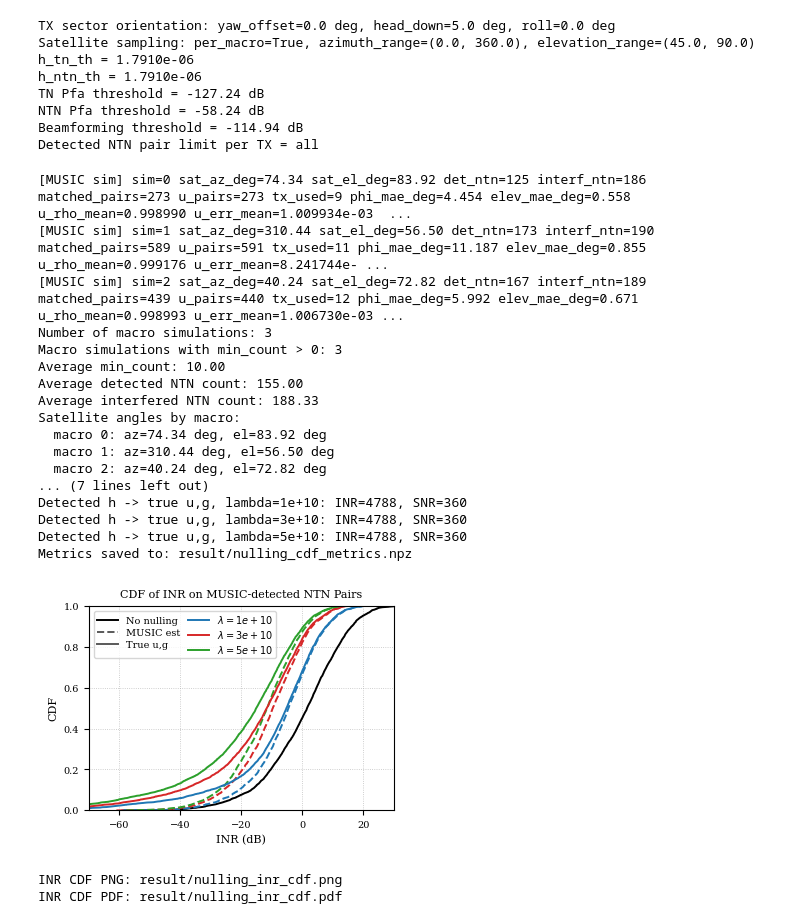
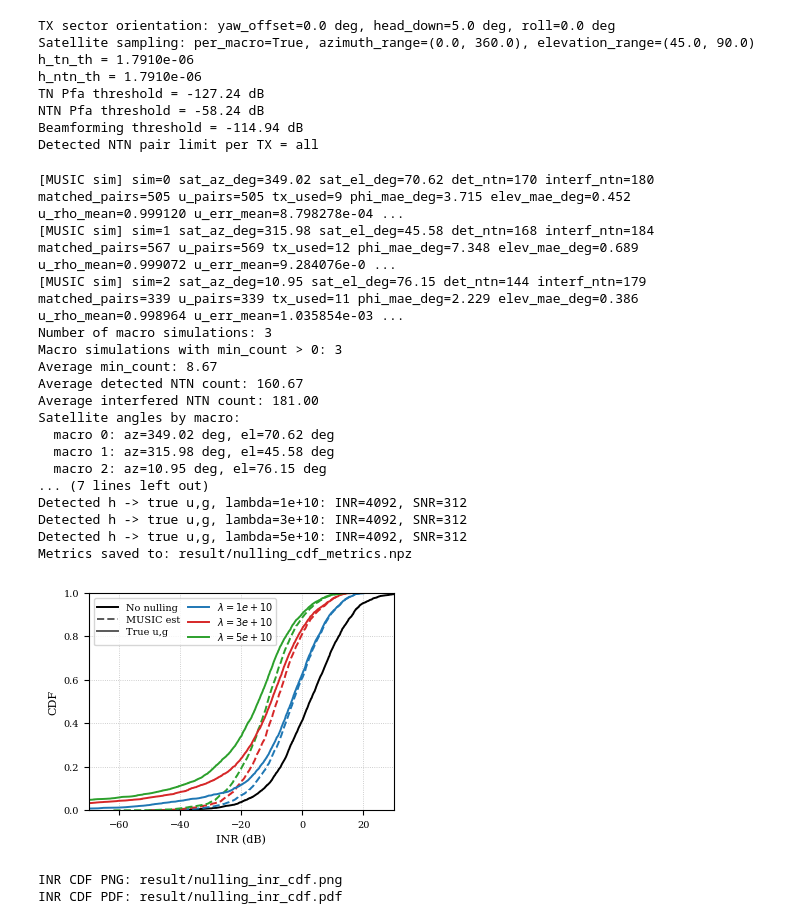
Before and after one commit to Shizhen-Jia/NTN-NULLING-NONCOH, a Jupyter notebook: Nulling_CDF.ipynb, the cells around one changed output. Saved outputs shown, nothing was run; the diff lists cells and outputs as text; code cells hidden in the pictures.

```diff
--- a/Nulling_CDF.ipynb
+++ b/Nulling_CDF.ipynb
@@ -101,8 +101,16 @@ threshold_tn_pfa_db = 10 * np.log10(np.abs(h_tn_pfa_th) ** 2)
 sionna_phi_is_global = True
 theta_display_mode = "elevation"
 
+# MUSIC detection tuning notes:
+# - Lower threshold detects more users but may increase false alarms.
+# - Higher threshold is stricter but may increase missed detections.
+# - If music_num_sources is set to an integer, it overrides automatic K estimation.
+# - source_estimation='mdl' is usually more conservative.
+# - source_estimation='energy' is usually more aggressive.
+# - music_energy_ratio is only used when source_estimation='energy'.
+# - A larger music_energy_ratio usually yields a larger estimated K and looser detection.
 music_num_sources = None
-music_threshold = 3.0
+music_threshold = 5.0
 music_covariance_mode = "sample"
 music_num_snapshots = 200
 music_noise_var = N0_bs / Tx_power
@@ -295,22 +303,22 @@ for lambda_ in lambda_ranges_music_real:
     )
 print(f"Metrics saved to: {metrics_path}")
 # %% [output]
-[MUSIC sim] sim=0 sat_az_deg=74.34 sat_el_deg=83.92 det_ntn=125 interf_ntn=186 matched_pairs=273 u_pairs=273 tx_used=9 phi_mae_deg=4.454 elev_mae_deg=0.558 u_rho_mean=0.998990 u_err_mean=1.009934e-03  ...
-[MUSIC sim] sim=1 sat_az_deg=310.44 sat_el_deg=56.50 det_ntn=173 interf_ntn=190 matched_pairs=589 u_pairs=591 tx_used=11 phi_mae_deg=11.187 elev_mae_deg=0.855 u_rho_mean=0.999176 u_err_mean=8.241744e- ...
-[MUSIC sim] sim=2 sat_az_deg=40.24 sat_el_deg=72.82 det_ntn=167 interf_ntn=189 matched_pairs=439 u_pairs=440 tx_used=12 phi_mae_deg=5.992 elev_mae_deg=0.671 u_rho_mean=0.998993 u_err_mean=1.006730e-03 ...
+[MUSIC sim] sim=0 sat_az_deg=349.02 sat_el_deg=70.62 det_ntn=170 interf_ntn=180 matched_pairs=505 u_pairs=505 tx_used=9 phi_mae_deg=3.715 elev_mae_deg=0.452 u_rho_mean=0.999120 u_err_mean=8.798278e-04 ...
+[MUSIC sim] sim=1 sat_az_deg=315.98 sat_el_deg=45.58 det_ntn=168 interf_ntn=184 matched_pairs=567 u_pairs=569 tx_used=12 phi_mae_deg=7.348 elev_mae_deg=0.689 u_rho_mean=0.999072 u_err_mean=9.284076e-0 ...
+[MUSIC sim] sim=2 sat_az_deg=10.95 sat_el_deg=76.15 det_ntn=144 interf_ntn=179 matched_pairs=339 u_pairs=339 tx_used=11 phi_mae_deg=2.229 elev_mae_deg=0.386 u_rho_mean=0.998964 u_err_mean=1.035854e-03 ...
 Number of macro simulations: 3
 Macro simulations with min_count > 0: 3
-Average min_count: 10.00
-Average detected NTN count: 155.00
-Average interfered NTN count: 188.33
+Average min_count: 8.67
+Average detected NTN count: 160.67
+Average interfered NTN count: 181.00
 Satellite angles by macro:
-  macro 0: az=74.34 deg, el=83.92 deg
-  macro 1: az=310.44 deg, el=56.50 deg
-  macro 2: az=40.24 deg, el=72.82 deg
+  macro 0: az=349.02 deg, el=70.62 deg
+  macro 1: az=315.98 deg, el=45.58 deg
+  macro 2: az=10.95 deg, el=76.15 deg
 ... (7 lines left out)
-Detected h -> true u,g, lambda=1e+10: INR=4788, SNR=360
-Detected h -> true u,g, lambda=3e+10: INR=4788, SNR=360
-Detected h -> true u,g, lambda=5e+10: INR=4788, SNR=360
+Detected h -> true u,g, lambda=1e+10: INR=4092, SNR=312
+Detected h -> true u,g, lambda=3e+10: INR=4092, SNR=312
+Detected h -> true u,g, lambda=5e+10: INR=4092, SNR=312
 Metrics saved to: result/nulling_cdf_metrics.npz
 # %%
 plt.rcParams.update(
@@ -423,35 +431,35 @@ legend_labels.extend([handle.get_label() for handle in style_handles])
 legend_handles.extend(lambda_handles)
 legend_labels.extend([handle.get_label() for handle in lambda_handles])
 
 ax.set_xlabel("INR (dB)")
 ax.set_ylabel("CDF")
-ax.set_title("CDF of INR on MUSIC-detected NTN Pairs")
+# ax.set_title("CDF of INR on MUSIC-detected NTN Pairs")
 ax.set_ylim(0.0, 1.0)
 ax.set_xlim(-70, 30)
 ax.grid(True, linestyle=":", linewidth=0.6, alpha=0.8)
 ax.legend(
     legend_handles,
     legend_labels,
     loc="upper left",
     ncol=2,
     frameon=True,
     handlelength=2.2,
     borderpad=0.3,
     labelspacing=0.3,
     columnspacing=0.8,
 )
 fig.tight_layout(pad=0.2)
 
 inr_png_path = result_dir / "nulling_inr_cdf.png"
 inr_pdf_path = result_dir / "nulling_inr_cdf.pdf"
 fig.savefig(inr_png_path, dpi=400, bbox_inches="tight")
 fig.savefig(inr_pdf_path, bbox_inches="tight")
 plt.show()
 
 print(f"INR CDF PNG: {inr_png_path}")
 print(f"INR CDF PDF: {inr_pdf_path}")
 # %% [output]
-[figure, old version]
+[figure, new version]
 INR CDF PNG: result/nulling_inr_cdf.png
 INR CDF PDF: result/nulling_inr_cdf.pdf
 # %%
```
Also changed, not shown: parts of 1 cell of this notebook, 1 other file.
